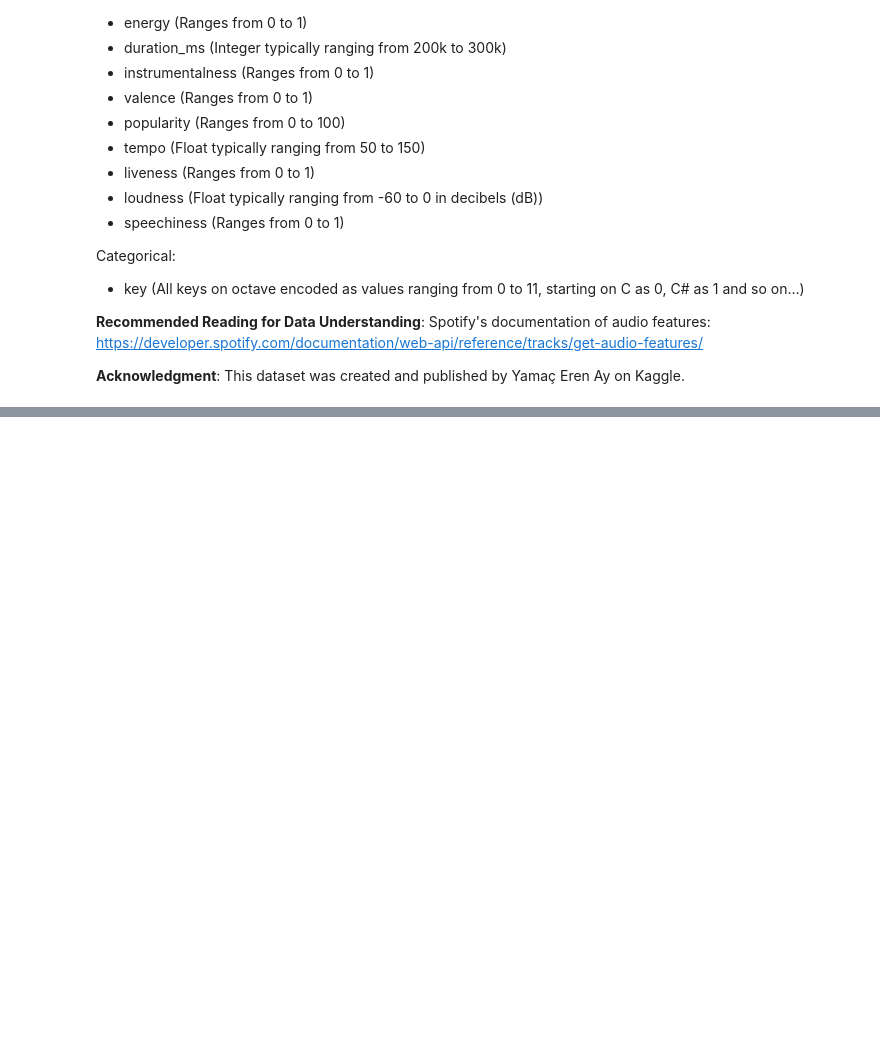
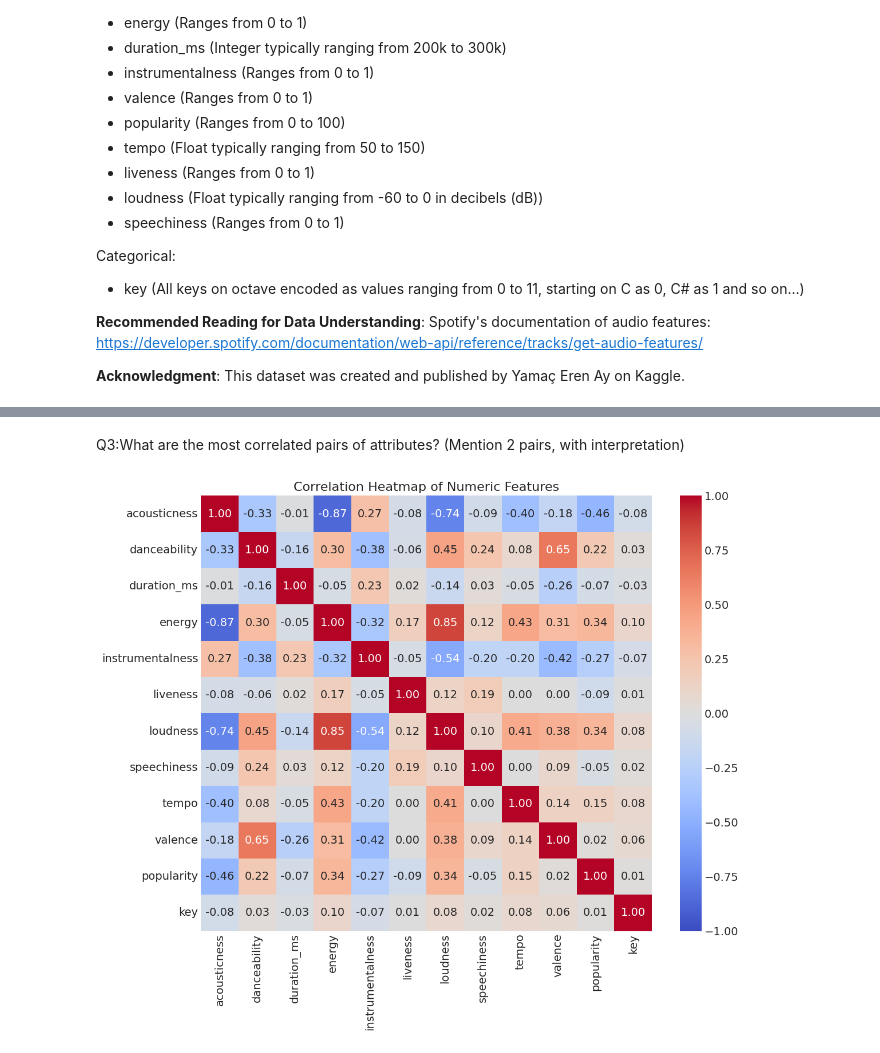
Before and after one commit to danasalem/my-new-repo, a Jupyter notebook: Clustering_Mini_Project.ipynb, the cells around one changed output, grey strips where cells are left out. Drawn from its saved outputs; the diff is of its cells as text; code cells hidden in the pictures; blank space fills up the shorter version.

```diff
--- a/Clustering_Mini_Project.ipynb
+++ b/Clustering_Mini_Project.ipynb
@@ -76,0 +240,30 @@ df.head()
+# %% [markdown]
+Q3:What are the most correlated pairs of attributes? (Mention 2 pairs, with interpretation)
+# %%
+numeric_cols = df.select_dtypes(include=['float64', 'int64']).columns
+# Generate correlation values
+numeric_data = df.loc[:, numeric_cols]
+correlation_results = numeric_data.corr(method='pearson')
+# Computes pairwise linear relationships between numerical variables.
+
+
+# Plot correlation heatmap
+
+fig, ax = plt.subplots(figsize=(12, 10))
+
+sns.heatmap(
+    correlation_results,
+    ax=ax,
+    annot=True,
+    cmap='coolwarm',
+    vmin=-1,
+    vmax=1,
+    fmt=".2f"
+)
+# Heatmap visually represents strength and direction of correlations.
+
+ax.set_title("Correlation Heatmap of Numeric Features", fontsize=16)
+plt.tight_layout()
+plt.show()
+# %% [output]
+[figure, added]
```
Also changed, not shown: parts of 38 cells of this notebook.
